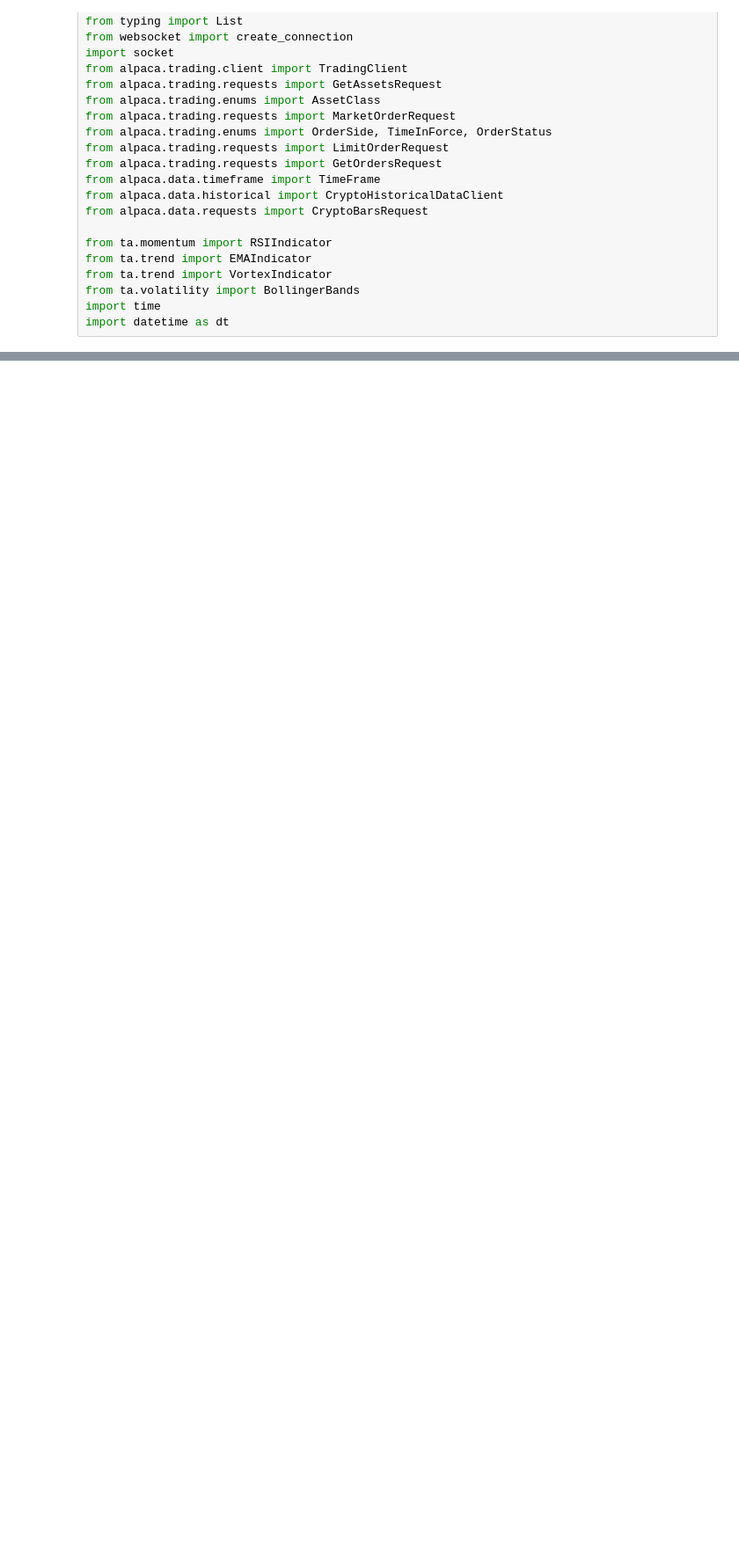
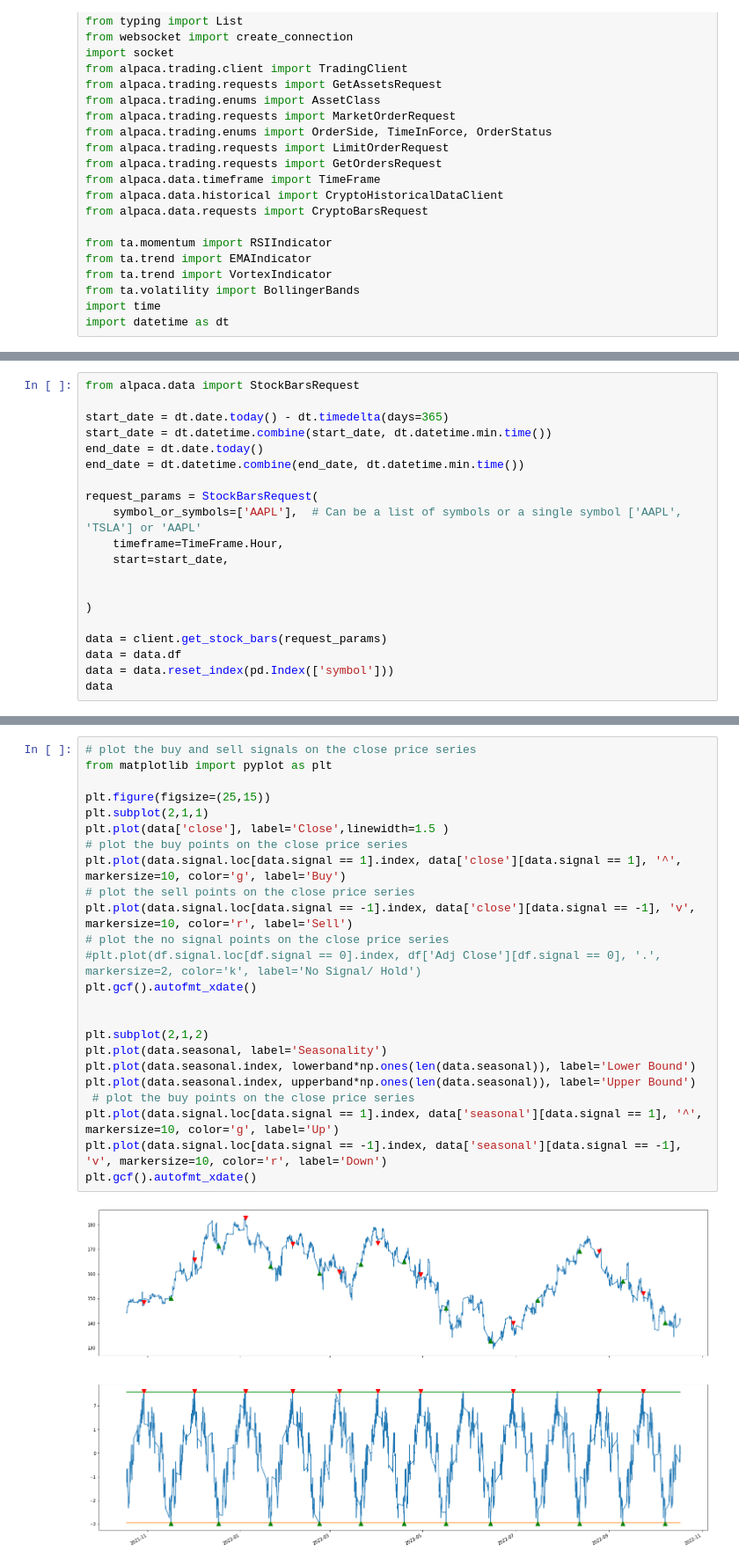
Before and after one commit to SammarieoBrown/Trading-Bot-System, a Jupyter notebook: Alpaca-Bot/strategy.ipynb, the cells around one changed output, grey strips where cells are left out. Shown: that part at 88% size. Saved outputs shown, nothing was run; the diff lists cells and outputs as text; blank space fills up the shorter version.

```diff
--- a/Alpaca-Bot/strategy.ipynb
+++ b/Alpaca-Bot/strategy.ipynb
@@ -125,0 +38,20 @@ while True:
+# %%
+from alpaca.data import StockBarsRequest
+
+start_date = dt.date.today() - dt.timedelta(days=365)
+start_date = dt.datetime.combine(start_date, dt.datetime.min.time())
+end_date = dt.date.today()
+end_date = dt.datetime.combine(end_date, dt.datetime.min.time())
+
+request_params = StockBarsRequest(
+    symbol_or_symbols=['AAPL'],  # Can be a list of symbols or a single symbol ['AAPL', 'TSLA'] or 'AAPL'
+    timeframe=TimeFrame.Hour,
+    start=start_date,
+
+
+)
+
+data = client.get_stock_bars(request_params)
+data = data.df
+data = data.reset_index(pd.Index(['symbol']))
+data
@@ -125,0 +139,26 @@ while True:
+# %%
+# plot the buy and sell signals on the close price series
+from matplotlib import pyplot as plt
+
+plt.figure(figsize=(25,15))
+plt.subplot(2,1,1)
+plt.plot(data['close'], label='Close',linewidth=1.5 )
+# plot the buy points on the close price series
+plt.plot(data.signal.loc[data.signal == 1].index, data['close'][data.signal == 1], '^', markersize=10, color='g', label='Buy')
+# plot the sell points on the close price series
+plt.plot(data.signal.loc[data.signal == -1].index, data['close'][data.signal == -1], 'v', markersize=10, color='r', label='Sell')
+# plot the no signal points on the close price series
+#plt.plot(df.signal.loc[df.signal == 0].index, df['Adj Close'][df.signal == 0], '.', markersize=2, color='k', label='No Signal/ Hold')
+plt.gcf().autofmt_xdate()
+
+
+plt.subplot(2,1,2)
+plt.plot(data.seasonal, label='Seasonality')
+plt.plot(data.seasonal.index, lowerband*np.ones(len(data.seasonal)), label='Lower Bound')
+plt.plot(data.seasonal.index, upperband*np.ones(len(data.seasonal)), label='Upper Bound')
+ # plot the buy points on the close price series
+plt.plot(data.signal.loc[data.signal == 1].index, data['seasonal'][data.signal == 1], '^', markersize=10, color='g', label='Up')
+plt.plot(data.signal.loc[data.signal == -1].index, data['seasonal'][data.signal == -1], 'v', markersize=10, color='r', label='Down')
+plt.gcf().autofmt_xdate()
+# %% [output]
+[figure, added]
```
Also changed, not shown: parts of 6 cells of this notebook, 2 other files.
